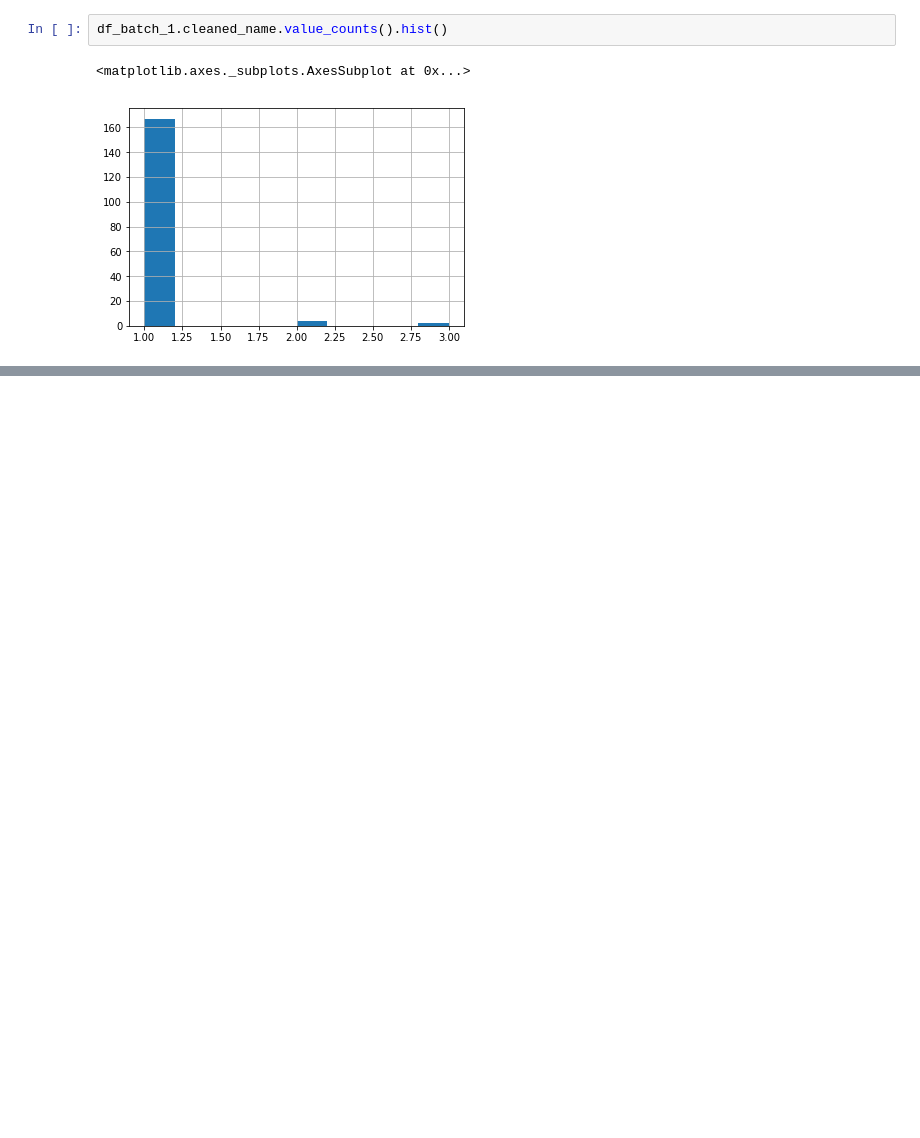
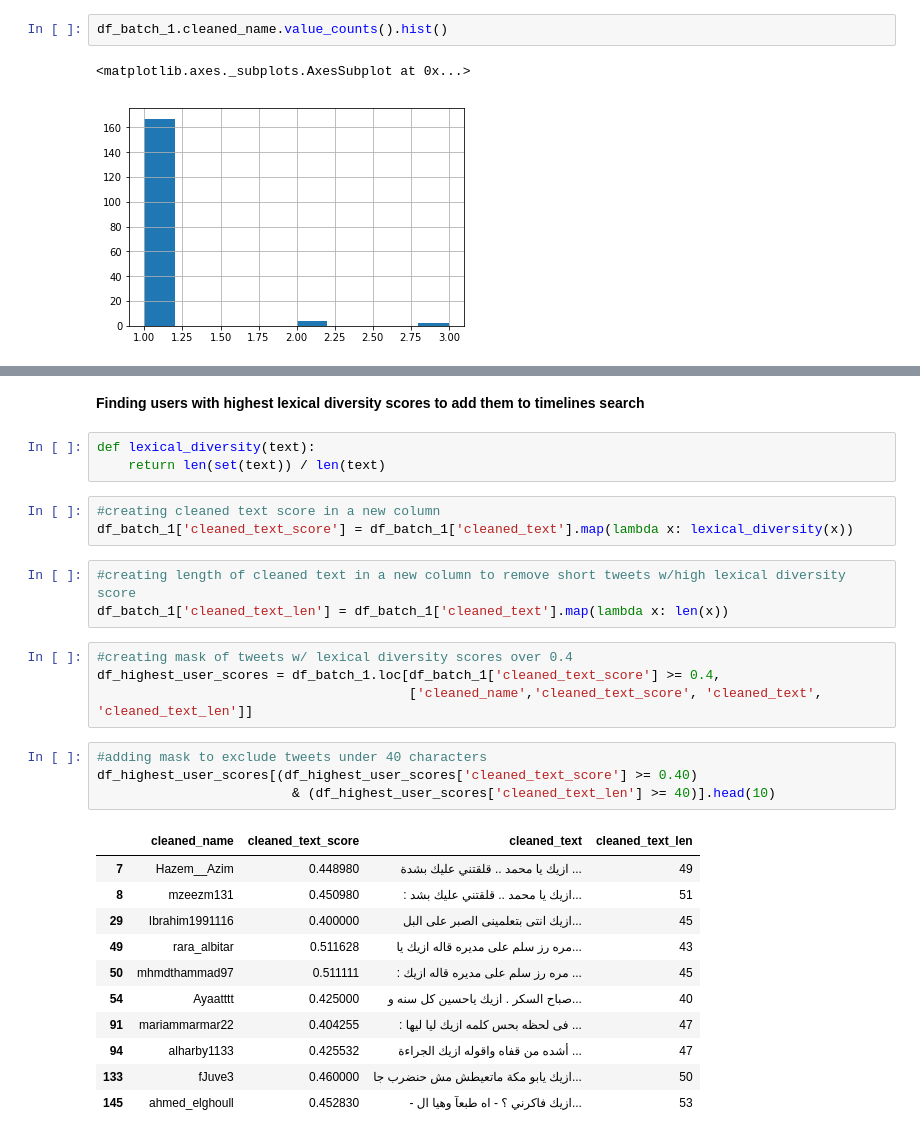
Before and after one commit to telsahy/capstone-34, a Jupyter notebook: 34.210.104.115/eda/EDA_notebook.ipynb, the cells around one changed output, grey strips where cells are left out. Drawn from its saved outputs; the diff is of its cells as text; blank space fills up the shorter version.

```diff
--- a/34.210.104.115/eda/EDA_notebook.ipynb
+++ b/34.210.104.115/eda/EDA_notebook.ipynb
@@ -57,0 +104,31 @@ df_batch_1.cleaned_geo.value_counts().hist()
+# %% [markdown]
+__Finding users with highest lexical diversity scores to add them to timelines search__
+# %%
+def lexical_diversity(text):
+    return len(set(text)) / len(text)
+# %%
+#creating cleaned text score in a new column
+df_batch_1['cleaned_text_score'] = df_batch_1['cleaned_text'].map(lambda x: lexical_diversity(x))
+# %%
+#creating length of cleaned text in a new column to remove short tweets w/high lexical diversity score
+df_batch_1['cleaned_text_len'] = df_batch_1['cleaned_text'].map(lambda x: len(x))
+# %%
+#creating mask of tweets w/ lexical diversity scores over 0.4
+df_highest_user_scores = df_batch_1.loc[df_batch_1['cleaned_text_score'] >= 0.4,
+                                        ['cleaned_name','cleaned_text_score', 'cleaned_text', 'cleaned_text_len']]
+# %%
+#adding mask to exclude tweets under 40 characters
+df_highest_user_scores[(df_highest_user_scores['cleaned_text_score'] >= 0.40)
+                         & (df_highest_user_scores['cleaned_text_len'] >= 40)].head(10)
+# %% [output]
+|  | cleaned_name | cleaned_text_score | cleaned_text | cleaned_text_len |
+| 7 | Hazem__Azim | 0.448980 | ازيك يا محمد .. قلقتني عليك بشدة ... | 49 |
+| 8 | mzeezm131 | 0.450980 | : ازيك يا محمد .. قلقتني عليك بشد... | 51 |
+| 29 | Ibrahim1991116 | 0.400000 | ازيك انتى بتعلمينى الصبر على البل... | 45 |
+| 49 | rara_albitar | 0.511628 | مره رز سلم على مديره قاله ازيك يا... | 43 |
+| 50 | mhmdthammad97 | 0.511111 | : مره رز سلم على مديره قاله ازيك ... | 45 |
+| 54 | Ayaatttt | 0.425000 | صباح السكر . ازيك ياحسين كل سنه و... | 40 |
+| 91 | mariammarmar22 | 0.404255 | : فى لحظه بحس كلمه ازيك ليا ليها ... | 47 |
+| 94 | alharby1133 | 0.425532 | أشده من قفاه واقوله ازيك الجراءة ... | 47 |
+| 133 | fJuve3 | 0.460000 | ازيك يابو مكة ماتعيطش مش حنضرب جا... | 50 |
+| 145 | ahmed_elghoull | 0.452830 | - ازيك فاكرني ؟ - اه طبعآ وهيا ال... | 53 |
```
Also changed, not shown: parts of 42 cells of this notebook.
